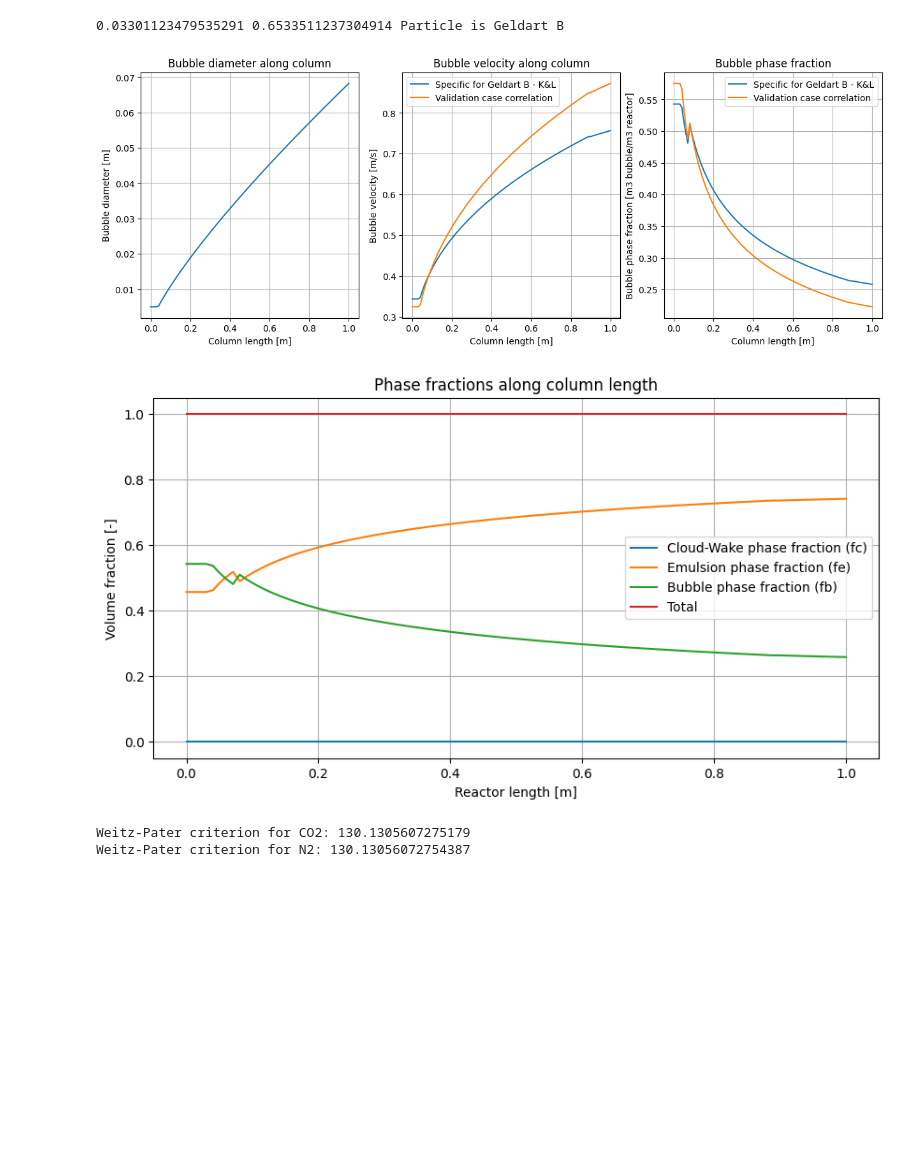
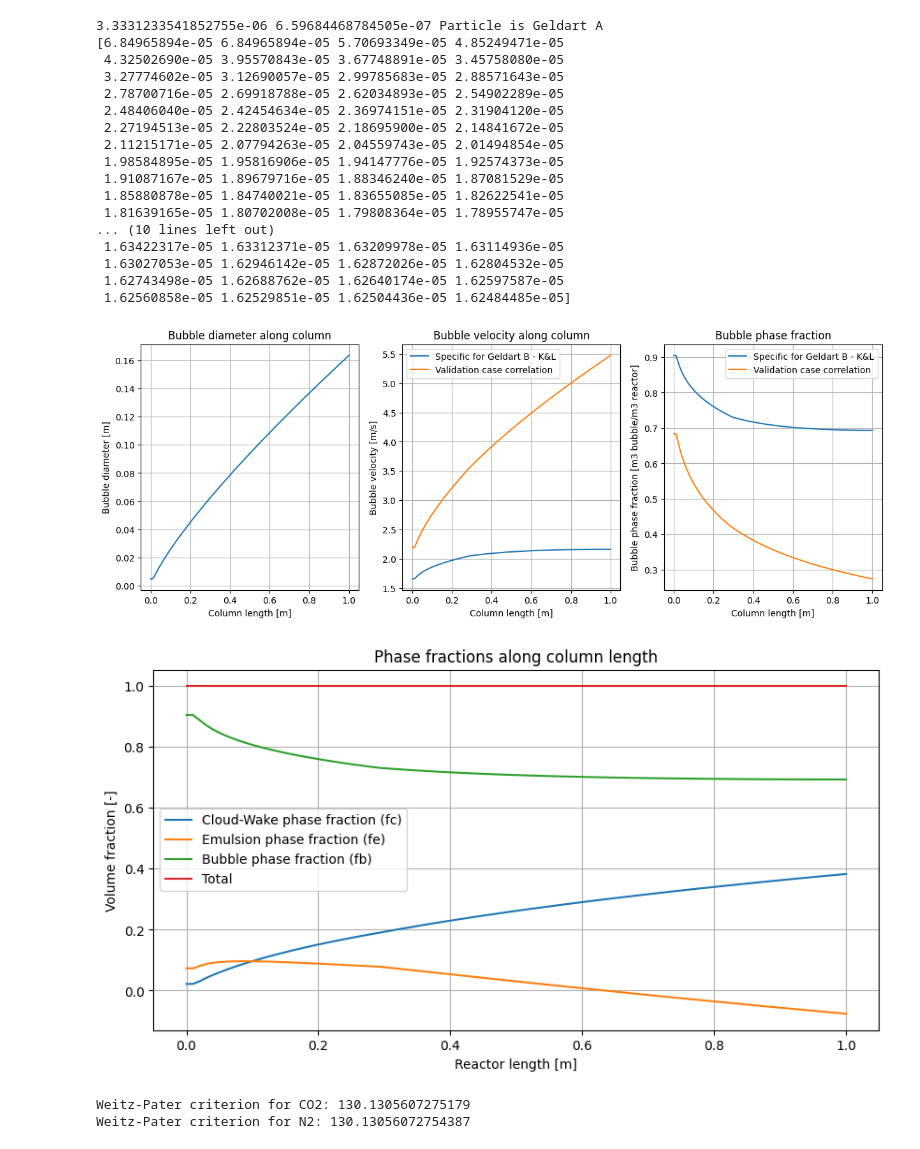
Before and after one commit to andresperezsm/DAC-Fluidized-Bed, a Jupyter notebook: AdsorptionMainScript.ipynb, the cells around one changed output. Cells and saved outputs as stored; diff of their text form; code cells hidden in the pictures; blank space fills up the shorter version.

Commit message:
Geldart A is also validated

```diff
--- a/AdsorptionMainScript.ipynb
+++ b/AdsorptionMainScript.ipynb
@@ -7,8 +7,8 @@ import scipy.sparse as sps
 from FluidizationHydrodynamics import *
 
 # Fluidized bed model for Direct Air Capture
-d_p = 3e-4 # 300-1250 micrometers range for Lewatit VP OC 1065 -> Lower than 300 micrometers is Geldart A
-u_0 = 0.22 # 0.15 # This should be obtained from the capacities of ClimeWorks
+d_p = 3e-6 # 300-1250 micrometers range for Lewatit VP OC 1065 -> Lower than 300 micrometers is Geldart A
+u_0 = 1.5 # 0.15 # This should be obtained from the capacities of ClimeWorks
 nz = 100
 rho_s = 1137
 
@@ -45,37 +45,53 @@ fc= model.fc
 fb = model.fb
 fw = model.fw
 delta = model.fb
 fe = model.femulsion
-
+print(fc)
 umf = model.u_mf
 ub = model.u_b
 ub_second_option = model.u_b_1
 ue = model.u_emulsion
 kgs = model.kgs
 kbc_ce = model.kgas
 db = model.d_b
 
 plt.figure(figsize=(10, 5))
 plt.plot(z,model.fw ,label = 'Cloud-Wake phase fraction (fc)')
 # plt.plot(z,model.epsilon_wake,label = 'Wake phase fraction (fw)')
 plt.plot(z,fe*delta,label = 'Emulsion phase fraction (fe)')
 plt.plot(z,delta,label = 'Bubble phase fraction (fb)')
 plt.plot(z, delta + fe*delta + fw , label = 'Total')
 plt.title('Phase fractions along column length')
 plt.xlabel('Reactor length [m]')
 plt.ylabel('Volume fraction [-]')
 plt.legend()
 plt.grid()
 
 ## Plot of mass transfer coefficients
 # plt.figure(figsize = (10,5))
 # # plt.plot(z,kbc_ce[0,:,1])
 # plt.plot(z,kbc_ce[2,:,1])
 # print(umf)
 # %% [output]
-0.03301123479535291 0.6533511237304914 Particle is Geldart B
+3.3331233541852755e-06 6.59684468784505e-07 Particle is Geldart A
+[6.84965894e-05 6.84965894e-05 5.70693349e-05 4.85249471e-05
+ 4.32502690e-05 3.95570843e-05 3.67748891e-05 3.45758080e-05
+ 3.27774602e-05 3.12690057e-05 2.99785683e-05 2.88571643e-05
+ 2.78700716e-05 2.69918788e-05 2.62034893e-05 2.54902289e-05
+ 2.48406040e-05 2.42454634e-05 2.36974151e-05 2.31904120e-05
+ 2.27194513e-05 2.22803524e-05 2.18695900e-05 2.14841672e-05
+ 2.11215171e-05 2.07794263e-05 2.04559743e-05 2.01494854e-05
+ 1.98584895e-05 1.95816906e-05 1.94147776e-05 1.92574373e-05
+ 1.91087167e-05 1.89679716e-05 1.88346240e-05 1.87081529e-05
+ 1.85880878e-05 1.84740021e-05 1.83655085e-05 1.82622541e-05
+ 1.81639165e-05 1.80702008e-05 1.79808364e-05 1.78955747e-05
+... (10 lines left out)
+ 1.63422317e-05 1.63312371e-05 1.63209978e-05 1.63114936e-05
+ 1.63027053e-05 1.62946142e-05 1.62872026e-05 1.62804532e-05
+ 1.62743498e-05 1.62688762e-05 1.62640174e-05 1.62597587e-05
+ 1.62560858e-05 1.62529851e-05 1.62504436e-05 1.62484485e-05]
-[figure, old version]
+[figure, new version]
-[figure, old version]
+[figure, new version]
 # %%
 import numpy as np
 import matplotlib.pyplot as plt
```
Also changed, not shown: 2 other files.
